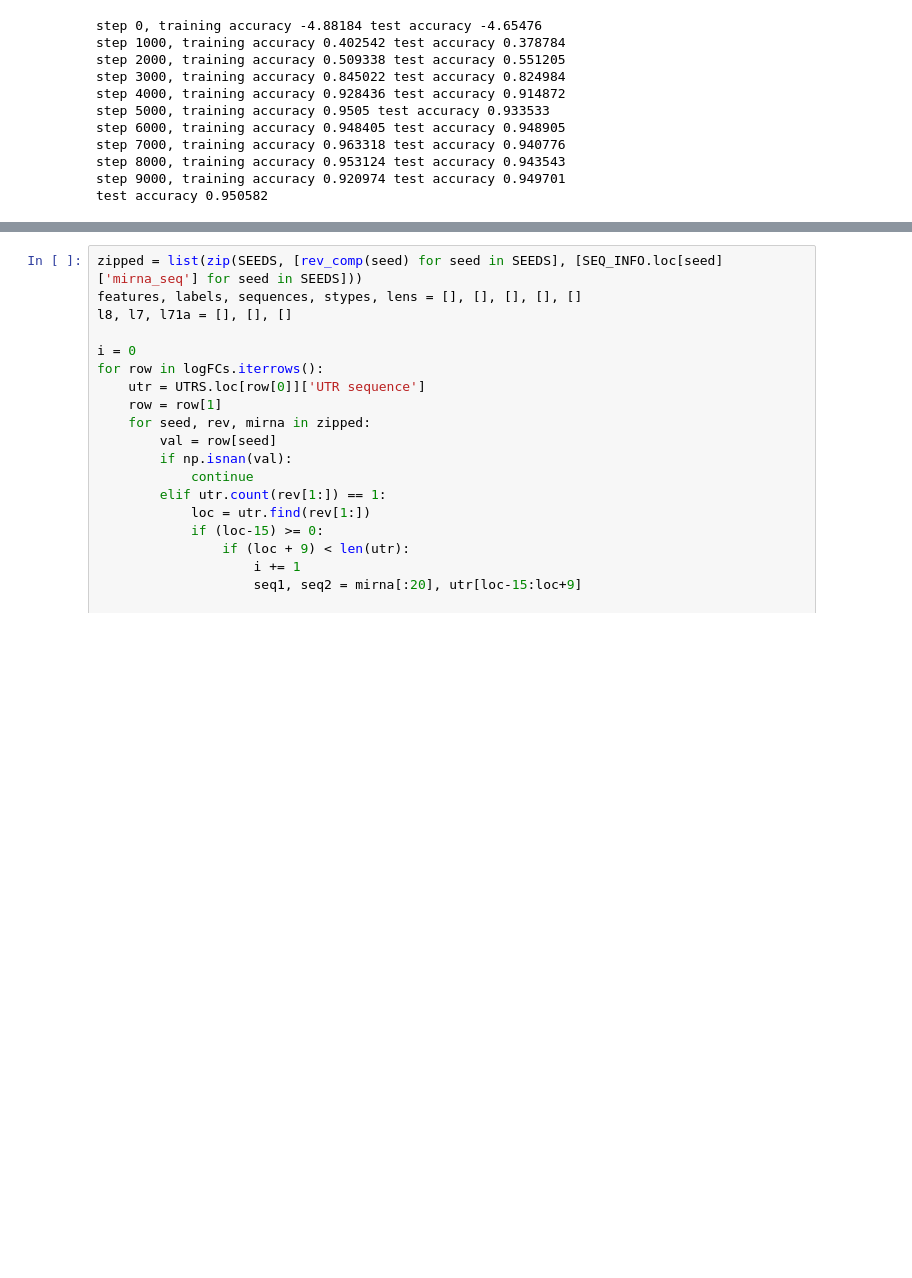
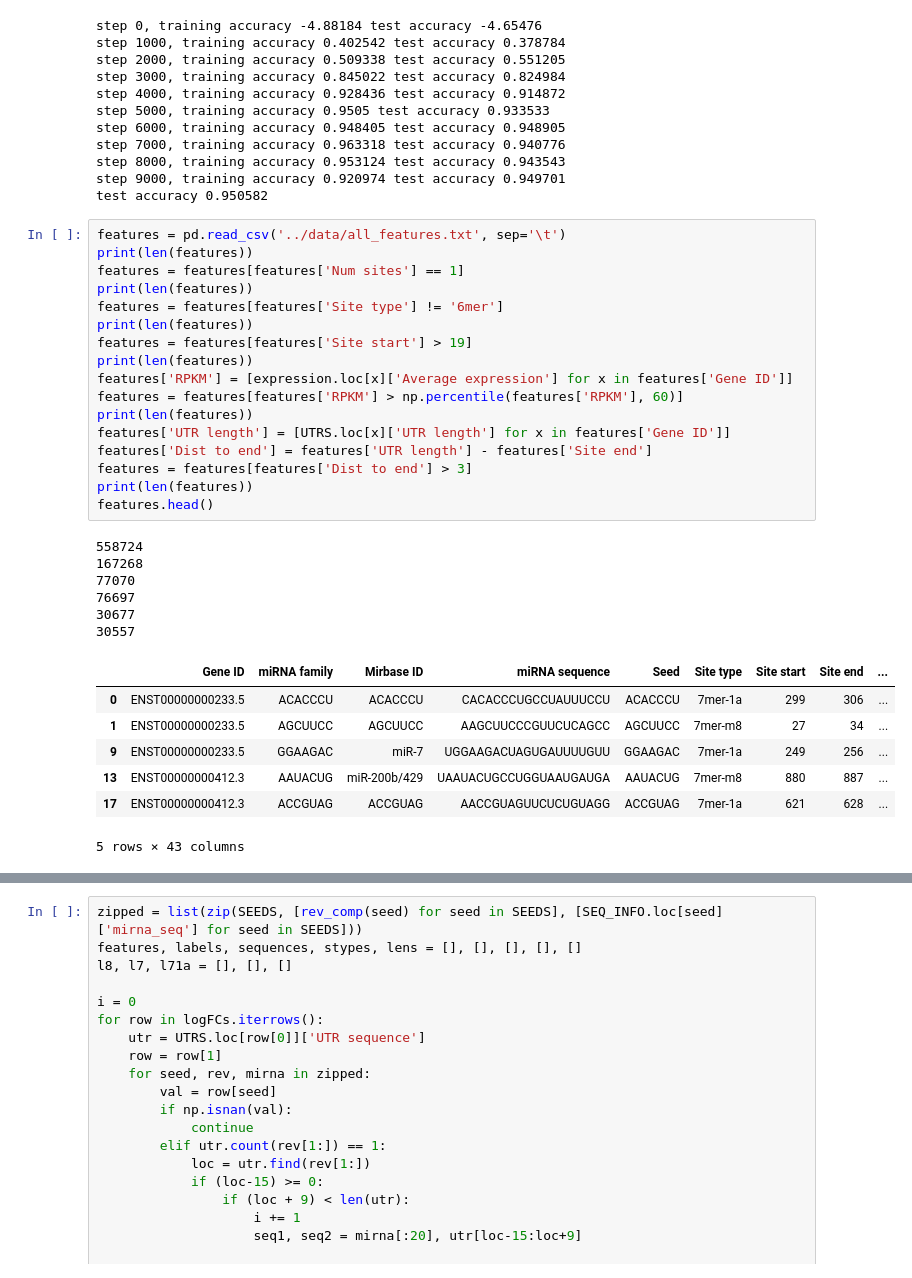
Before and after one commit to kslin/miRNA_models, a Jupyter notebook: Analysis.ipynb, the cells around one changed output, grey strips where cells are left out. Drawn from its saved outputs; the diff is of its cells as text; blank space fills up the shorter version.

```diff
--- a/Analysis.ipynb
+++ b/Analysis.ipynb
@@ -810,3 +810,34 @@ step 7000, training accuracy 0.963318 test accuracy 0.940776
 step 8000, training accuracy 0.953124 test accuracy 0.943543
 step 9000, training accuracy 0.920974 test accuracy 0.949701
 test accuracy 0.950582
+# %%
+features = pd.read_csv('../data/all_features.txt', sep='\t')
+print(len(features))
+features = features[features['Num sites'] == 1]
+print(len(features))
+features = features[features['Site type'] != '6mer']
+print(len(features))
+features = features[features['Site start'] > 19]
+print(len(features))
+features['RPKM'] = [expression.loc[x]['Average expression'] for x in features['Gene ID']]
+features = features[features['RPKM'] > np.percentile(features['RPKM'], 60)]
+print(len(features))
+features['UTR length'] = [UTRS.loc[x]['UTR length'] for x in features['Gene ID']]
+features['Dist to end'] = features['UTR length'] - features['Site end']
+features = features[features['Dist to end'] > 3]
+print(len(features))
+features.head()
+# %% [output]
+558724
+167268
+77070
+76697
+30677
+30557
+|  | Gene ID | miRNA family | Mirbase ID | miRNA sequence | Seed | Site type | Site start | Site end | ... |
+| 0 | ENST00000000233.5 | ACACCCU | ACACCCU | CACACCCUGCCUAUUUCCU | ACACCCU | 7mer-1a | 299 | 306 | ... |
+| 1 | ENST00000000233.5 | AGCUUCC | AGCUUCC | AAGCUUCCCGUUCUCAGCC | AGCUUCC | 7mer-m8 | 27 | 34 | ... |
+| 9 | ENST00000000233.5 | GGAAGAC | miR-7 | UGGAAGACUAGUGAUUUUGUU | GGAAGAC | 7mer-1a | 249 | 256 | ... |
+| 13 | ENST00000000412.3 | AAUACUG | miR-200b/429 | UAAUACUGCCUGGUAAUGAUGA | AAUACUG | 7mer-m8 | 880 | 887 | ... |
+| 17 | ENST00000000412.3 | ACCGUAG | ACCGUAG | AACCGUAGUUCUCUGUAGG | ACCGUAG | 7mer-1a | 621 | 628 | ... |
+5 rows × 43 columns
```
Also changed, not shown: parts of 4 cells of this notebook, 3 other files.
